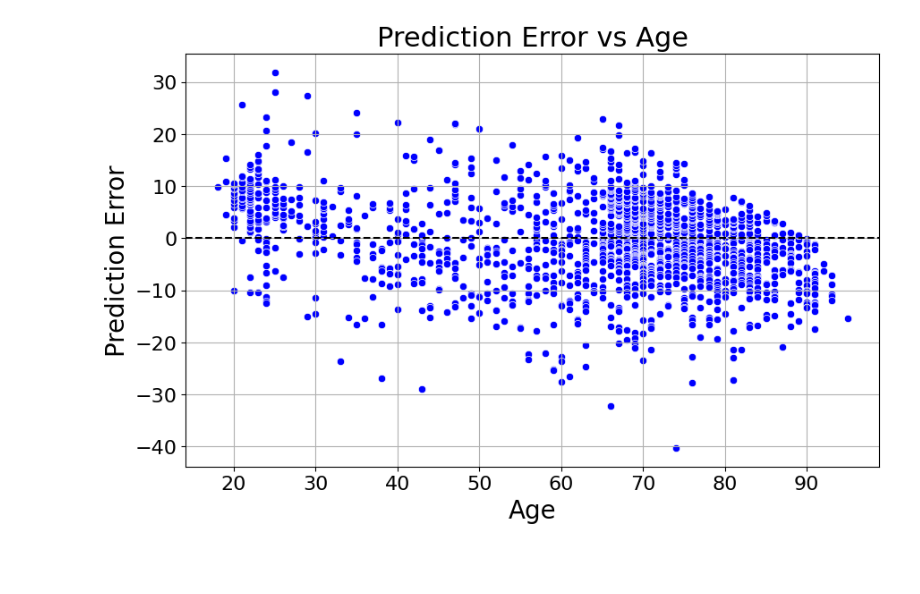
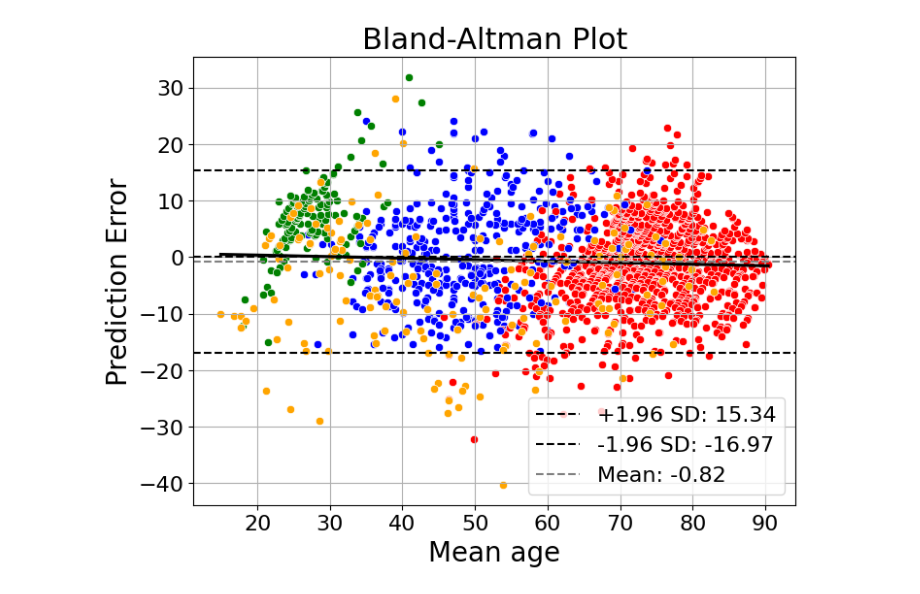
Before and after one commit to LautaroAguzinParrilli/NeuroSAM, a Jupyter notebook: predictions/external_test/plot_predictions.ipynb, the cells around one changed output. Saved outputs shown, nothing was run; the diff lists cells and outputs as text; code cells hidden in the pictures; blank space fills up the shorter version.

```diff
--- a/predictions/external_test/plot_predictions.ipynb
+++ b/predictions/external_test/plot_predictions.ipynb
@@ -5,3 +5,7 @@ import seaborn as sns
 import numpy as np
 # %%
 df=pd.read_csv("test_predictions_8.csv")
+# %%
+df['ID']=df['ID'].str.replace('/data/lautaro/quasiraw_ext/','')
+#si ID contiene RRIB, entonces df dataset = 'RRIB', si contiene RRI, entonces df dataset = 'RRI', sino df dataset = 'Other'
+df['dataset'] = np.where(df['ID'].str.contains('RRIB'), 'RRIB', np.where(df['ID'].str.contains('_S_'), 'ADNI', np.where(df['ID'].str.contains('CP'), 'UNSAM_LC',  np.where(df['ID'].str.contains('JUK'), 'JUK', 'Other'))))
@@ -28,14 +46,44 @@ print(df['Absolute Error'].mean())
 6.390592378996467
+# %%
+vit_UNSAM=df[df['dataset']=='UNSAM_LC']
+vit_ADNI=df[df['dataset']=='ADNI']
+vit_RRIB=df[df['dataset']=='RRIB']
+vit_JUK=df[df['dataset']=='JUK']
+vit_other=df[df['dataset']=='Other']
+
+vit_UNSAM['mean']=(vit_UNSAM['Age']+vit_UNSAM['Prediction'])/2
+vit_ADNI['mean']=(vit_ADNI['Age']+vit_ADNI['Prediction'])/2
+vit_RRIB['mean']=(vit_RRIB['Age']+vit_RRIB['Prediction'])/2
+vit_JUK['mean']=(vit_JUK['Age']+vit_JUK['Prediction'])/2
+vit_other['mean']=(vit_other['Age']+vit_other['Prediction'])/2
+df['mean']=(df['Age']+df['Prediction'])/2
+
+mean_diff_vit=np.mean(df['Error'])
+std_diff_vit=np.std(df['Error'])
+#intervalo de confianza del 95%
+upper_limit_vit = mean_diff_vit + 1.96 * std_diff_vit
+lower_limit_vit = mean_diff_vit - 1.96 * std_diff_vit
 # %%
 # -- Error en funcion de Age --
-plt.figure(figsize=(10, 6))
-sns.scatterplot(data=df, x='Age', y='Error', color='blue')
+plt.figure(figsize=(8, 6))
+sns.scatterplot(data=vit_UNSAM, x='Age', y='Error', color='blue')
+sns.scatterplot(data=vit_other, x='Age', y='Error', color='purple')
+sns.scatterplot(data=vit_ADNI, x='mean', y='Error', color='red')
+sns.scatterplot( data=vit_UNSAM, x='mean', y='Error', color='blue')
+sns.regplot( data=df, x='mean', y='Error', scatter=False, color='black', ci=None)
+sns.scatterplot(data=vit_JUK, x='mean', y='Error', color='green')
+sns.scatterplot( data=vit_RRIB, x='mean', y='Error', color='orange')
+#grafico de upper y lower limit
+plt.axhline(upper_limit_vit, color='black', linestyle='--',label=f'+1.96 SD: {upper_limit_vit:.2f}')
+plt.axhline(lower_limit_vit, color='black', linestyle='--', label=f'-1.96 SD: {lower_limit_vit:.2f}')
+plt.axhline(mean_diff_vit, color='gray', linestyle='--', label=f'Mean: {mean_diff_vit:.2f}')
+plt.xlabel('Mean age',fontsize=20)
+plt.legend(fontsize=16)
 plt.axhline(0, color='black', linestyle='--')
-plt.title('Prediction Error vs Age', fontsize=22)
-plt.xlabel('Age', fontsize=20)
+plt.title('Bland-Altman Plot', fontsize=22)
 plt.ylabel('Prediction Error', fontsize=20)
 plt.grid(True)
 plt.tick_params(axis='both', labelsize=16)  # Cambia 16 por el tamaño que prefieras
 plt.show()
 # %% [output]
-[figure, old version]
+[figure, new version]
```
Also changed, not shown: parts of 3 cells of this notebook, 1 other file.
